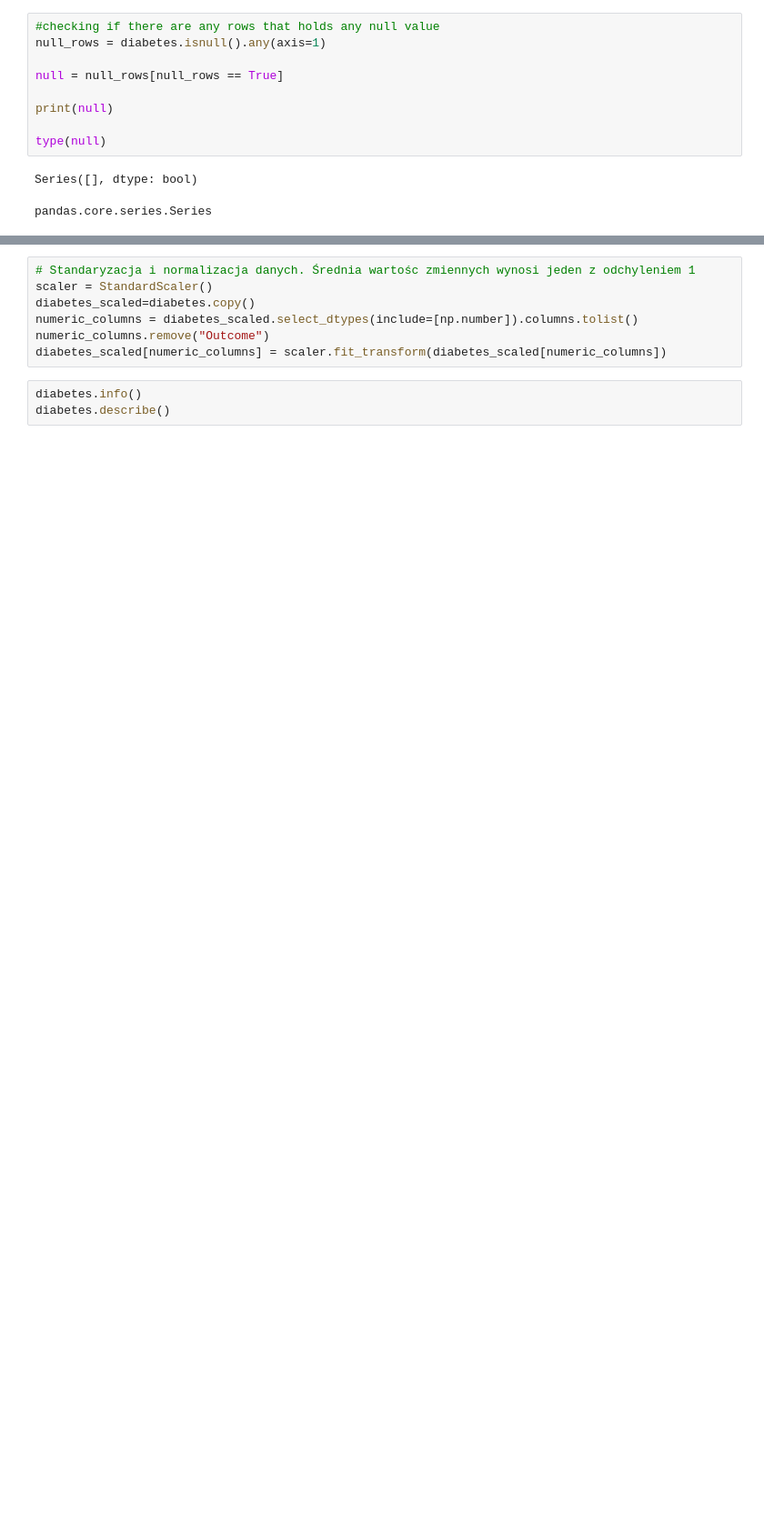
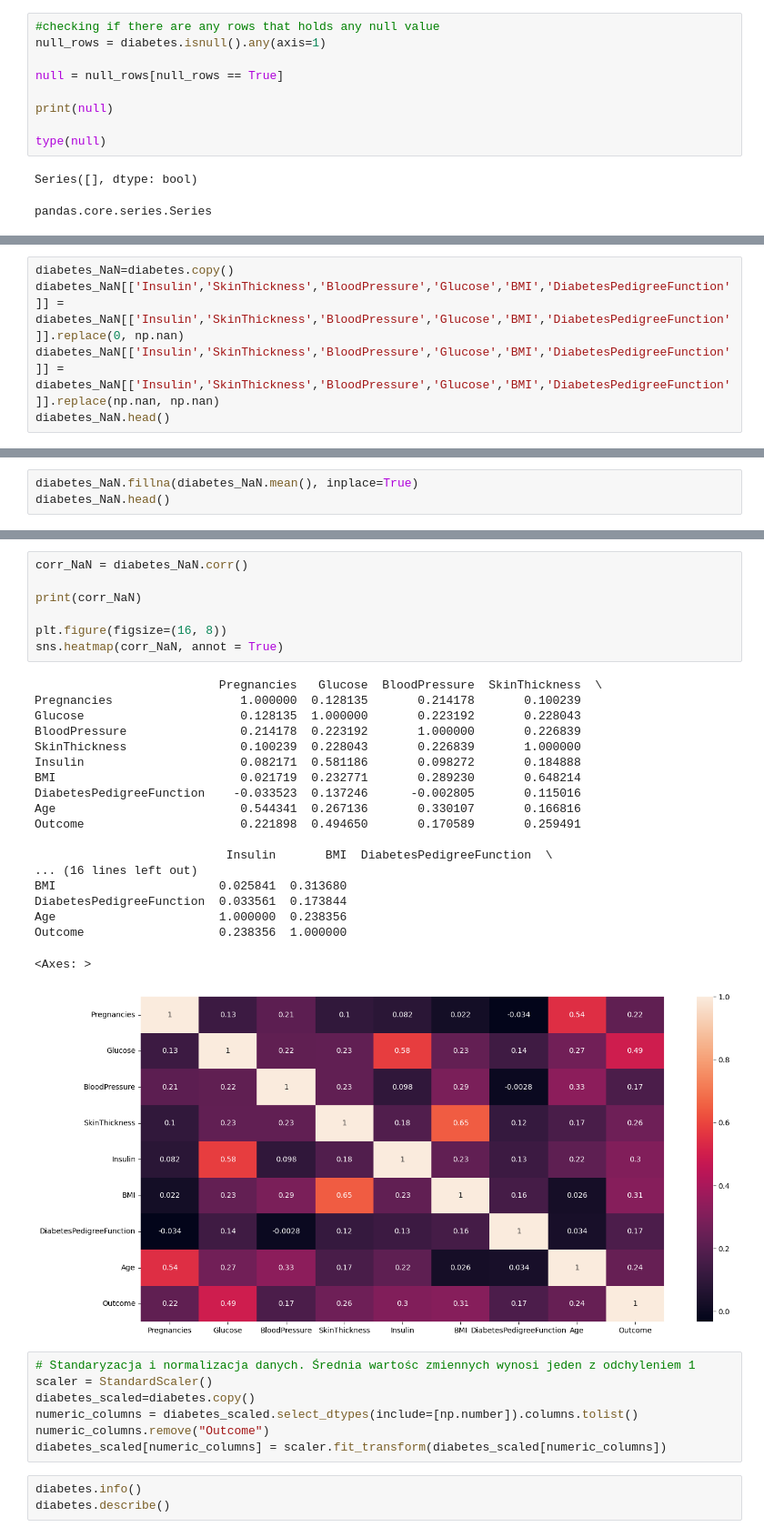
Before and after one commit to MichalWilk45/DataScienceCB, a Jupyter notebook: Pima_Indians_Diabetes_Analysis.ipynb, the cells around one changed output, grey strips where cells are left out. Shown: that part at 91% size. Cells and saved outputs as stored; diff of their text form; blank space fills up the shorter version.

```diff
--- a/Pima_Indians_Diabetes_Analysis.ipynb
+++ b/Pima_Indians_Diabetes_Analysis.ipynb
@@ -105,0 +108,5 @@ KFold(n_splits=5, random_state=42, shuffle=True)
+# %%
+diabetes_NaN=diabetes.copy()
+diabetes_NaN[['Insulin','SkinThickness','BloodPressure','Glucose','BMI','DiabetesPedigreeFunction']] = diabetes_NaN[['Insulin','SkinThickness','BloodPressure','Glucose','BMI','DiabetesPedigreeFunction']].replace(0, np.nan)
+diabetes_NaN[['Insulin','SkinThickness','BloodPressure','Glucose','BMI','DiabetesPedigreeFunction']] = diabetes_NaN[['Insulin','SkinThickness','BloodPressure','Glucose','BMI','DiabetesPedigreeFunction']].replace(np.nan, np.nan)
+diabetes_NaN.head()
@@ -105,0 +120,3 @@ KFold(n_splits=5, random_state=42, shuffle=True)
+# %%
+diabetes_NaN.fillna(diabetes_NaN.mean(), inplace=True)
+diabetes_NaN.head()
@@ -106,3 +130,30 @@ KFold(n_splits=5, random_state=42, shuffle=True)
+# %%
+corr_NaN = diabetes_NaN.corr()
+
+print(corr_NaN)
+
+plt.figure(figsize=(16, 8))
+sns.heatmap(corr_NaN, annot = True)
+# %% [output]
+                          Pregnancies   Glucose  BloodPressure  SkinThickness  \
+Pregnancies                  1.000000  0.128135       0.214178       0.100239
+Glucose                      0.128135  1.000000       0.223192       0.228043
+BloodPressure                0.214178  0.223192       1.000000       0.226839
+SkinThickness                0.100239  0.228043       0.226839       1.000000
+Insulin                      0.082171  0.581186       0.098272       0.184888
+BMI                          0.021719  0.232771       0.289230       0.648214
+DiabetesPedigreeFunction    -0.033523  0.137246      -0.002805       0.115016
+Age                          0.544341  0.267136       0.330107       0.166816
+Outcome                      0.221898  0.494650       0.170589       0.259491
+
+                           Insulin       BMI  DiabetesPedigreeFunction  \
+... (16 lines left out)
+BMI                       0.025841  0.313680
+DiabetesPedigreeFunction  0.033561  0.173844
+Age                       1.000000  0.238356
+Outcome                   0.238356  1.000000
+<Axes: >
+[figure, added]
 # %%
 # Standaryzacja i normalizacja danych. Średnia wartośc zmiennych wynosi jeden z odchyleniem 1
 scaler = StandardScaler()
```
Also changed, not shown: parts of 16 cells of this notebook.
